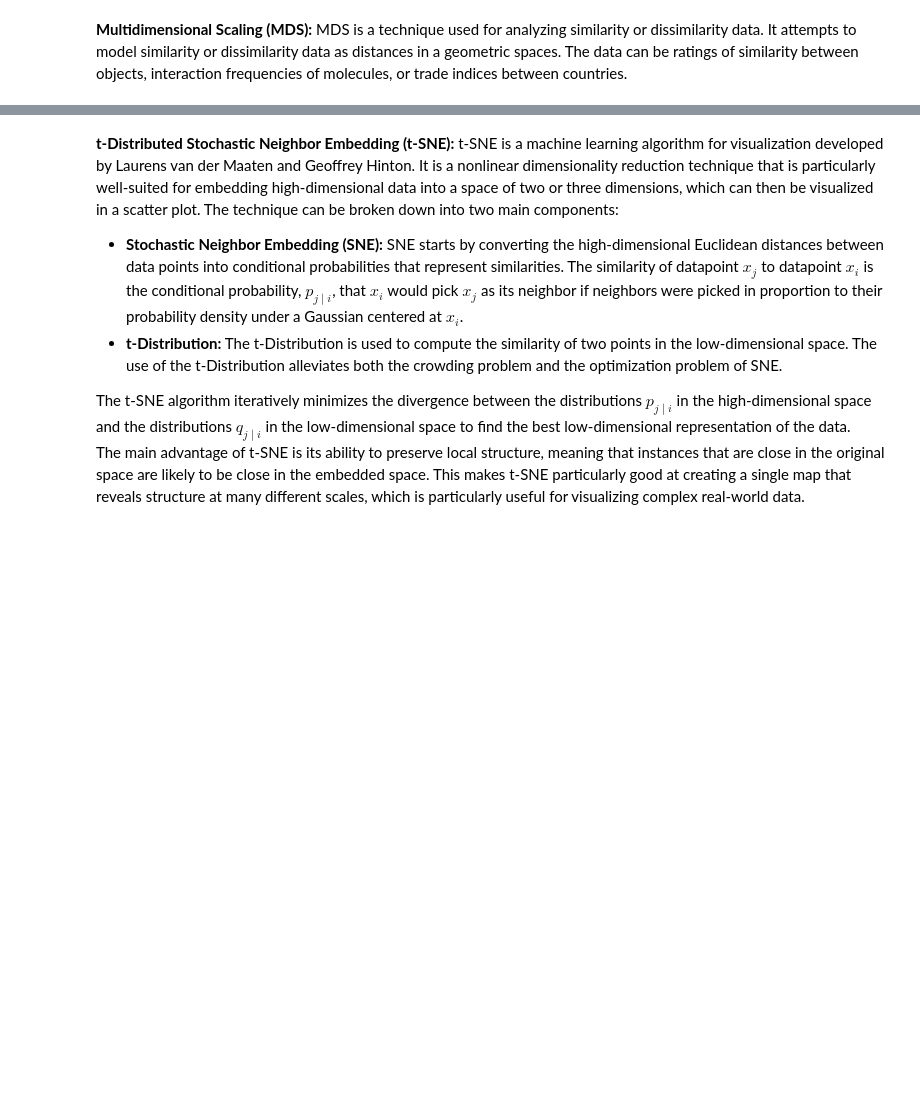
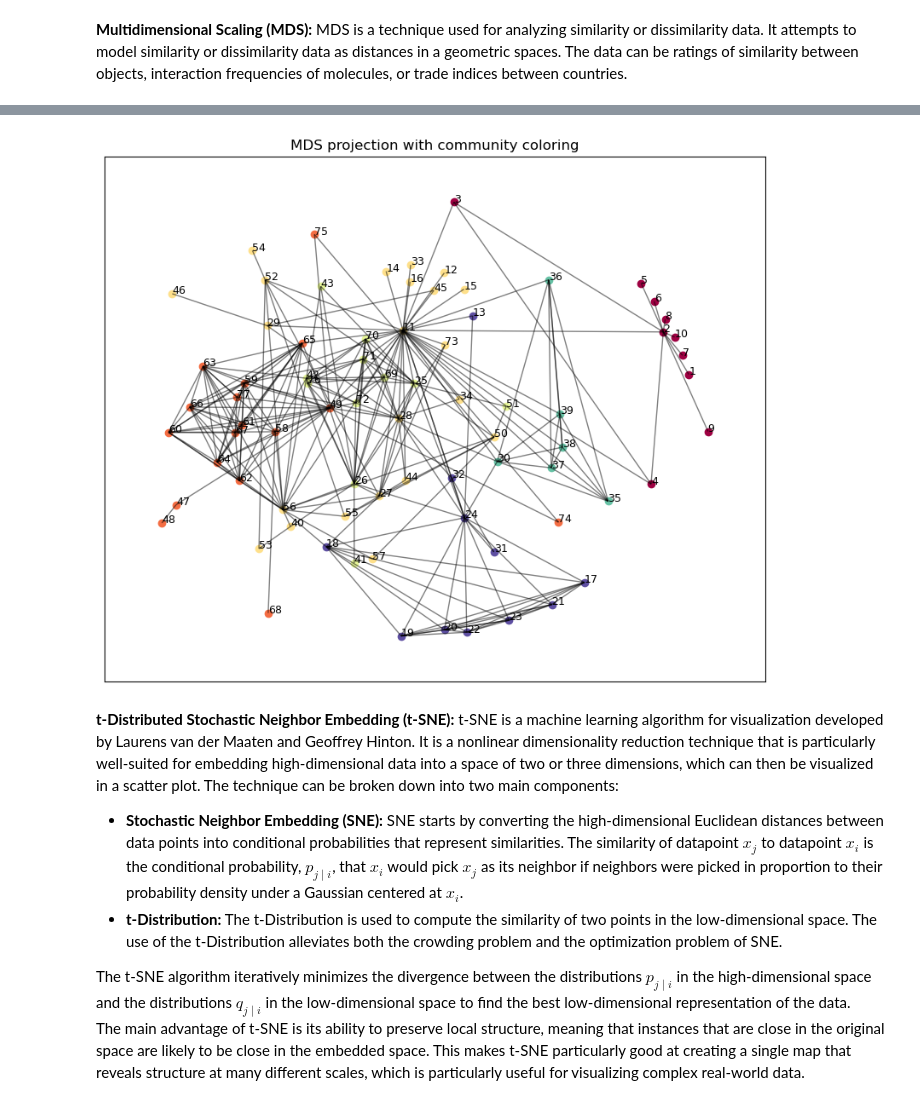
Before and after one commit to mauro-vb/graph-visualization-project, a Jupyter notebook: step6.ipynb, the cells around one changed output, grey strips where cells are left out. Drawn from its saved outputs; the diff is of its cells as text; code cells hidden in the pictures; blank space fills up the shorter version.

```diff
--- a/step6.ipynb
+++ b/step6.ipynb
@@ -101,3 +111,17 @@ plt.show()
+# %%
+mds = manifold.MDS(n_components=2, dissimilarity="precomputed", random_state=6)
+pos_mds = mds.fit_transform(1 - S)  # dissimilarity
+pos_mds_dict = {node: pos for node, pos in zip(Graph.nodes(), pos_mds)}
+
+plt.figure(figsize=(10, 8))
+plt.title('MDS projection with community coloring')
+for i, (x, y) in enumerate(pos_mds):
+    plt.scatter(x, y, color=node_colors[i], label=partition[node_list[i]])
+    plt.text(x, y, node_list[i], fontsize=9)
+nx.draw_networkx_edges(Graph, pos_mds_dict, alpha=0.5)
+plt.show()
+# %% [output]
+[figure, added]
 # %% [markdown]
 <p><b>t-Distributed Stochastic Neighbor Embedding (t-SNE):</b> t-SNE is a machine learning algorithm for visualization developed by Laurens van der Maaten and Geoffrey Hinton. It is a nonlinear dimensionality reduction technique that is particularly well-suited for embedding high-dimensional data into a space of two or three dimensions, which can then be visualized in a scatter plot.  The technique can be broken down into two main components:<br>
  <ul>
```
Also changed, not shown: parts of 21 cells of this notebook.
